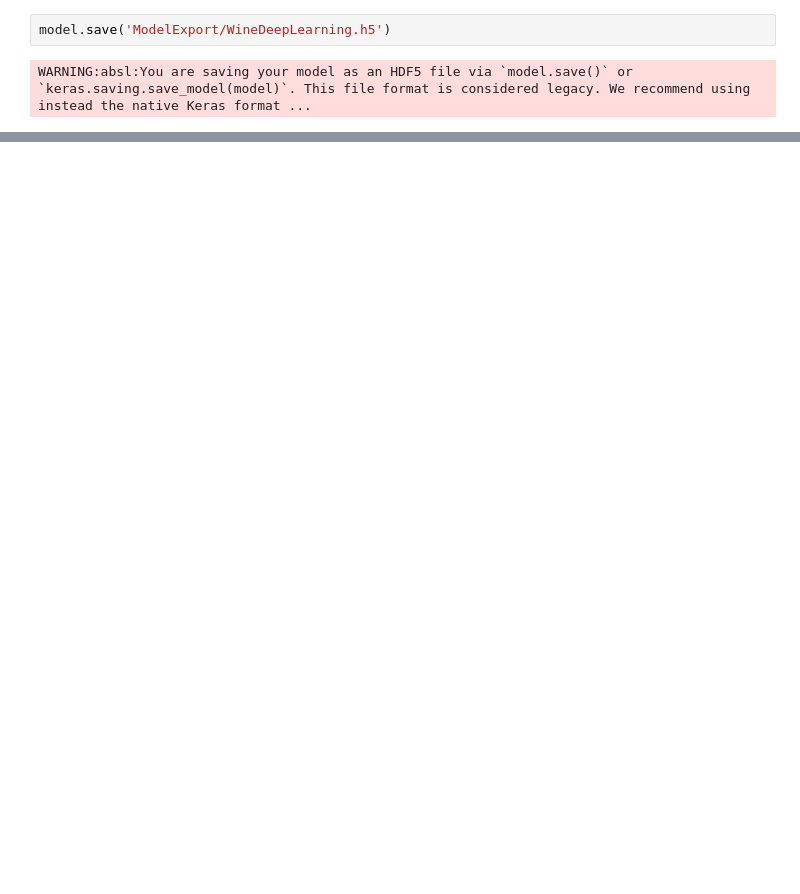
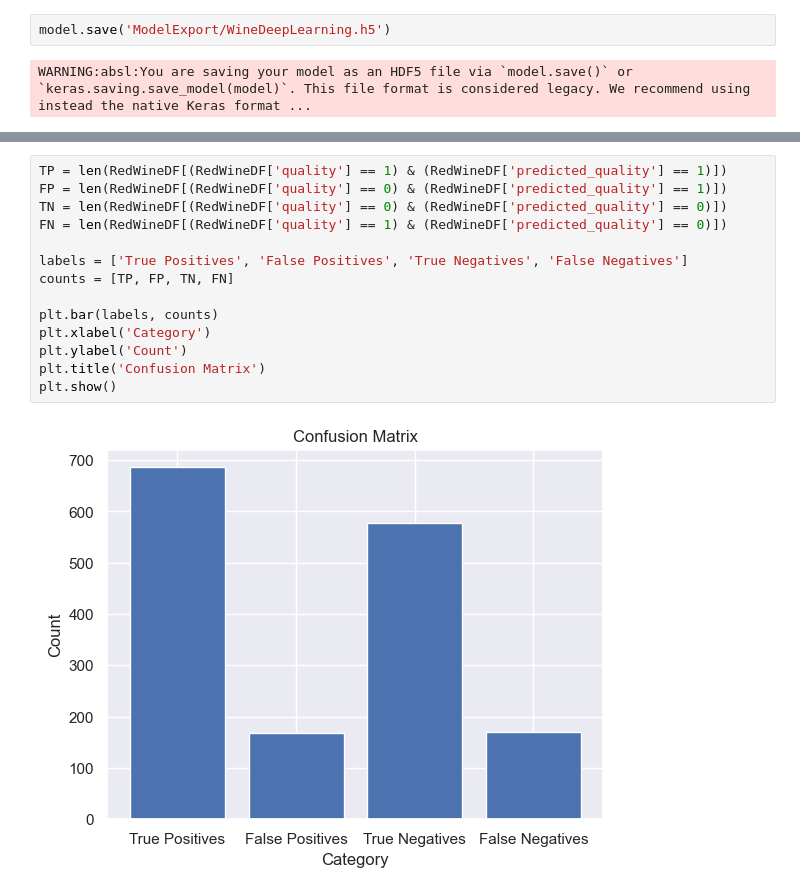
Before and after one commit to RickGrimesCodes/Project-4-Team-Cushion, a Jupyter notebook: MachineLearning.ipynb, the cells around one changed output, grey strips where cells are left out. Cells and saved outputs as stored; diff of their text form; blank space fills up the shorter version.

```diff
--- a/MachineLearning.ipynb
+++ b/MachineLearning.ipynb
@@ -225,0 +246,16 @@ plt.show()
+# %%
+TP = len(RedWineDF[(RedWineDF['quality'] == 1) & (RedWineDF['predicted_quality'] == 1)])
+FP = len(RedWineDF[(RedWineDF['quality'] == 0) & (RedWineDF['predicted_quality'] == 1)])
+TN = len(RedWineDF[(RedWineDF['quality'] == 0) & (RedWineDF['predicted_quality'] == 0)])
+FN = len(RedWineDF[(RedWineDF['quality'] == 1) & (RedWineDF['predicted_quality'] == 0)])
+
+labels = ['True Positives', 'False Positives', 'True Negatives', 'False Negatives']
+counts = [TP, FP, TN, FN]
+
+plt.bar(labels, counts)
+plt.xlabel('Category')
+plt.ylabel('Count')
+plt.title('Confusion Matrix')
+plt.show()
+# %% [output]
+[figure, added]
```
Also changed, not shown: parts of 6 cells of this notebook, 3 other files.
